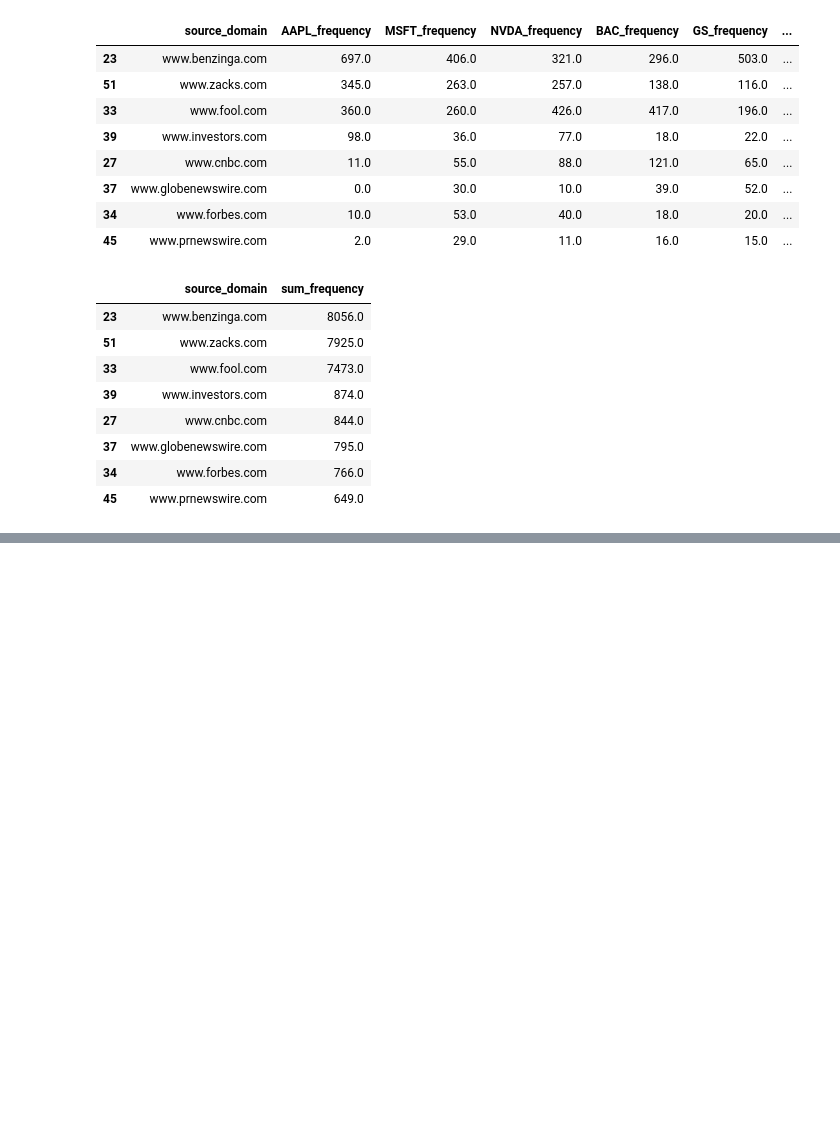
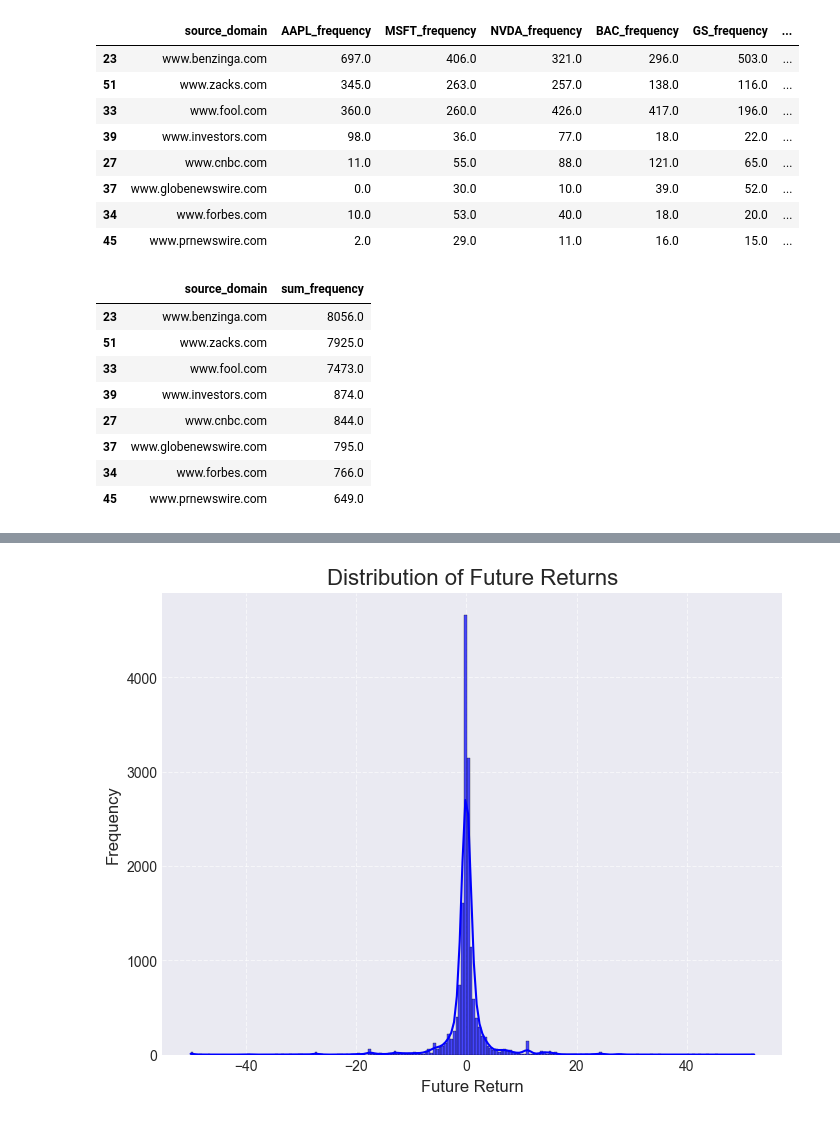
Before and after one commit to AndreasWendel/Examens, a Jupyter notebook: db checks.ipynb, the cells around one changed output, grey strips where cells are left out. Saved outputs shown, nothing was run; the diff lists cells and outputs as text; code cells hidden in the pictures; blank space fills up the shorter version.

```diff
--- a/db checks.ipynb
+++ b/db checks.ipynb
@@ -116,0 +958,10 @@ grouped_final_df[grouped_final_df["sum_frequency"] > 500].sort_values(by='sum_fr
+# %%
+plt.figure(figsize=(8, 6))
+sns.histplot(labeled_data['future_return'], kde=True, bins=200, color='blue', alpha=0.7)
+plt.title('Distribution of Future Returns 1+ hour', fontsize=16)
+plt.xlabel('Future Return', fontsize=12)
+plt.ylabel('Frequency', fontsize=12)
+plt.grid(True, linestyle='--', alpha=0.6)
+plt.show()
+# %% [output]
+[figure, added]
```
Also changed, not shown: parts of 40 cells of this notebook, 2 other files.
